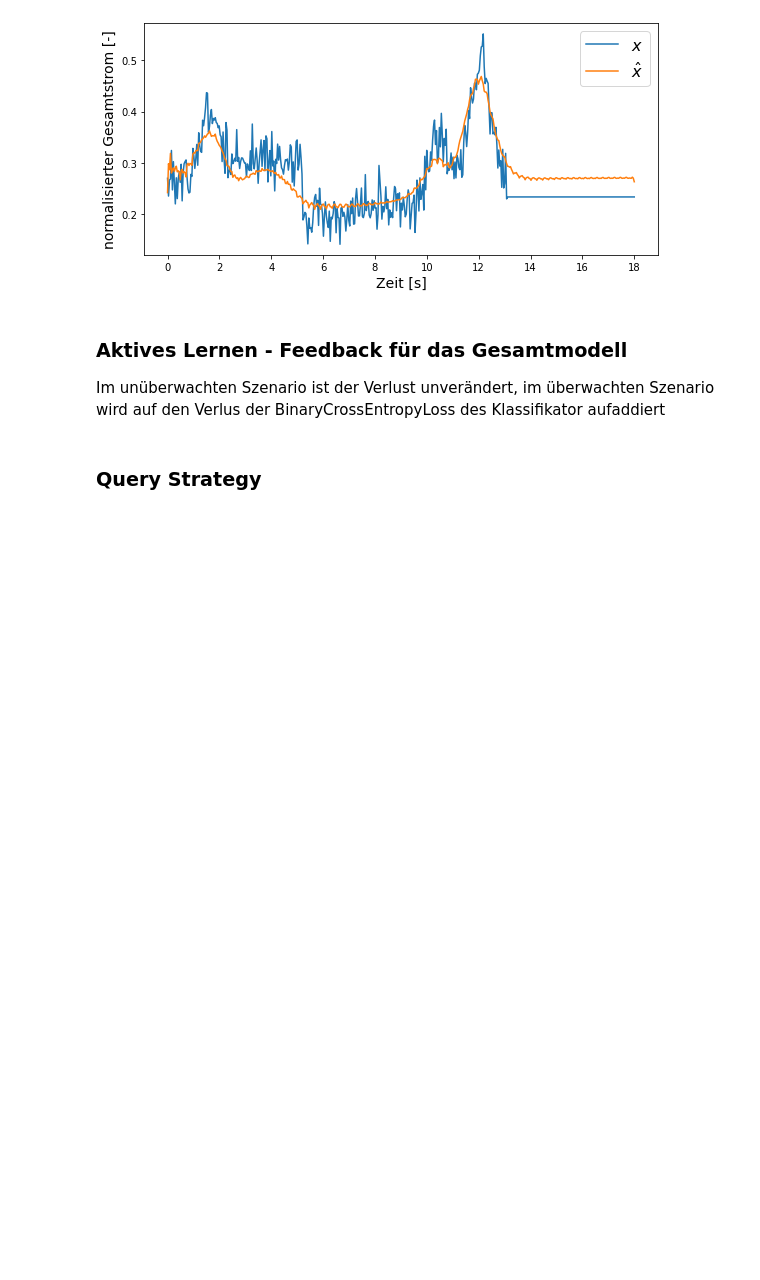
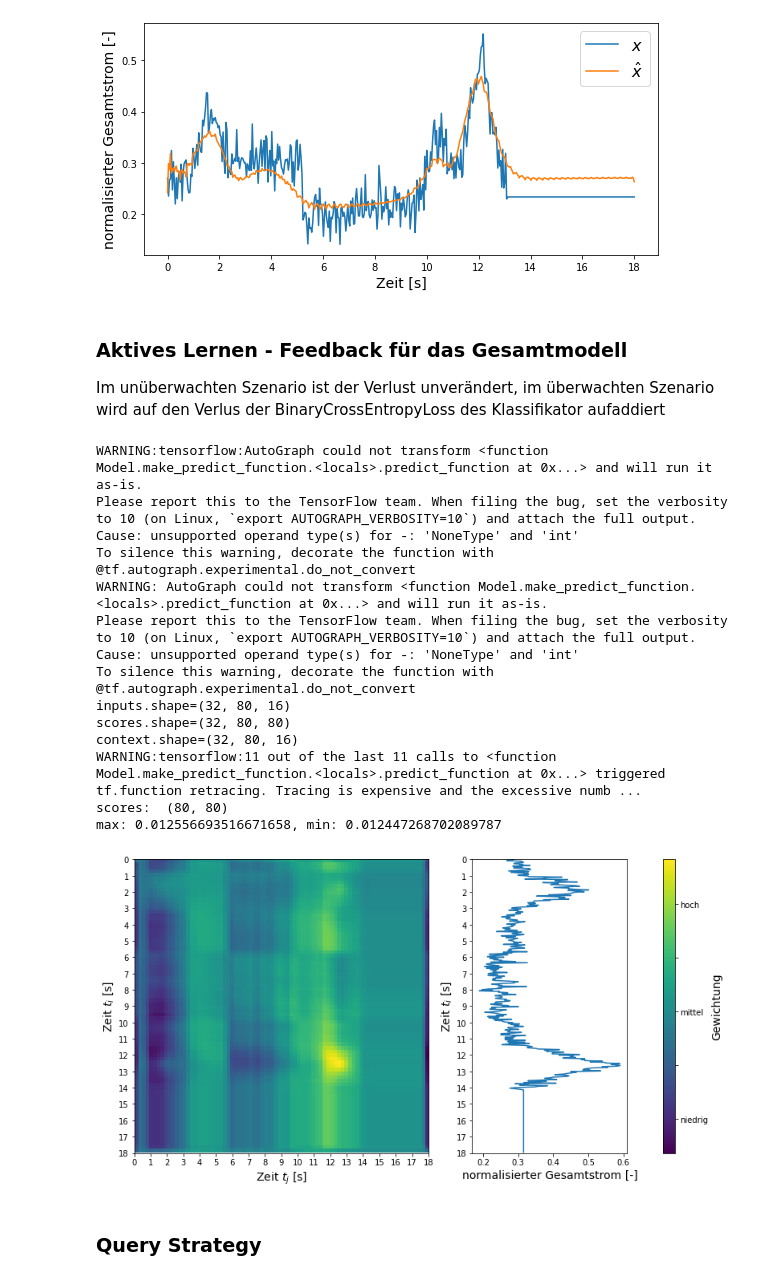
Before and after one commit to dmholtz/deep-anomaly-detection, a Jupyter notebook: DAAD-AURSAD-lib.ipynb, the cells around one changed output. Cells and saved outputs as stored; diff of their text form; code cells hidden in the pictures; blank space fills up the shorter version.

Commit message:
add new figures

```diff
--- a/DAAD-AURSAD-lib.ipynb
+++ b/DAAD-AURSAD-lib.ipynb
@@ -276,45 +276,80 @@ activeAD = ED_Feedback(vaeAD)
 # %%
 def attention_visualizer():
 
     #(orig, _), (_, _) = aursad()
 
     attention_vis = vaeAD.encoderWrapper.attention_model()
 
     scores = attention_vis.predict(x_train[:batch_size,:,:])[0,:,:]
     #scores = np.log(scores)
     print("scores: ",scores.shape)
     print(f'max: {np.max(scores)}, min: {np.min(scores)}')
 
     #plt.imshow(scores, cmap='hot', interpolation='nearest')
     #plt.show()
 
+    #print(scores.shape)
+
     n = scores.shape[0]
     n = n//10
 
-    print(np.sum(scores, axis=1))
+    #print(np.sum(scores, axis=1))
 
-    fig, (ax1, ax2) = plt.subplots(1,2,gridspec_kw={'width_ratios': [3, 1]}, figsize=(10,6))
+    fig, (ax1, ax2, ax0) = plt.subplots(1,3,gridspec_kw={'width_ratios': [8,4,0.3]}, figsize=(11,6))
     im = ax1.imshow(scores)
 
-    ax1.set_xticks(np.arange(10)*n)
-    ax1.set_yticks(np.arange(10)*n)
+    ax1.set_xticks(np.arange(19)*80/18-0.5)
+    ax1.set_xticklabels(np.arange(19))
+    ax1.set_xlabel(r'Zeit $t_j$ [s]', fontsize=14)
+    ax1.set_yticks(np.arange(19)*80/18-0.5)
+    ax1.set_yticklabels(np.arange(19))
+    ax1.set_ylabel(r'Zeit $t_i$ [s]', fontsize=14)
 
-    # Loop over data dimensions and create text annotations.
-    for i in range(10):
-        for j in range(10):
-            text = ax1.text(j*n, i*n, np.round(scores[i*n, j*n],2), ha="center", va="center", color="w")
+    ## Loop over data dimensions and create text annotations.
+    #for i in range(10):
+    #    for j in range(10):
+    #        text = ax1.text(j*n, i*n, np.round(scores[i*n, j*n],2), ha="center", va="center", color="w")
 
-    ax1.set_title("Attention heat map")
+    # ax1.set_title("Attention heat map")
 
-    clb = fig.colorbar(cm.ScalarMappable(norm=Normalize(vmin=np.min(scores), vmax=np.max(scores))))
+    clb = fig.colorbar(cm.ScalarMappable(norm=Normalize(vmin=np.min(scores), vmax=np.max(scores))), orientation='vertical', cax=ax0)
 
-    ax2.plot(x_train[0,:,0],-np.arange(0,len(x_train[0,:,0])))
+    timeseries = x_train[0,:,1]
+
+    ax2.plot(timeseries,-np.arange(0,len(timeseries)))
     ax2.set_ylim(-len(x_train[0,:,0]),0)
 
+    ax2.set_xlabel('normalisierter Gesamtstrom [-]', fontsize=14)
+
+    ax2.set_yticks(-np.arange(19)*480/18)
+    ax2.set_yticklabels(np.arange(19))
+    ax2.set_ylabel(r'Zeit $t_i$ [s]', fontsize=14)
+
+    #ax4.axis('off')
+    ax0.set_ylabel('Gewichtung', fontsize=14)
+    ax0.set_yticks(np.linspace(np.min(scores), np.max(scores), 2))
+    ax0.set_yticklabels(['niedrig', '', 'mittel', '', 'hoch'])
+
     fig.tight_layout()
-    plt.show()
+    fig.savefig('figures/attention_map.pdf', bbox_inches='tight')
 
 attention_visualizer()
+# %% [output]
+WARNING:tensorflow:AutoGraph could not transform <function Model.make_predict_function.<locals>.predict_function at 0x...> and will run it as-is.
+Please report this to the TensorFlow team. When filing the bug, set the verbosity to 10 (on Linux, `export AUTOGRAPH_VERBOSITY=10`) and attach the full output.
+Cause: unsupported operand type(s) for -: 'NoneType' and 'int'
+To silence this warning, decorate the function with @tf.autograph.experimental.do_not_convert
+WARNING: AutoGraph could not transform <function Model.make_predict_function.<locals>.predict_function at 0x...> and will run it as-is.
+Please report this to the TensorFlow team. When filing the bug, set the verbosity to 10 (on Linux, `export AUTOGRAPH_VERBOSITY=10`) and attach the full output.
+Cause: unsupported operand type(s) for -: 'NoneType' and 'int'
+To silence this warning, decorate the function with @tf.autograph.experimental.do_not_convert
+inputs.shape=(32, 80, 16)
+scores.shape=(32, 80, 80)
+context.shape=(32, 80, 16)
+WARNING:tensorflow:11 out of the last 11 calls to <function Model.make_predict_function.<locals>.predict_function at 0x...> triggered tf.function retracing. Tracing is expensive and the excessive numb ...
+scores:  (80, 80)
+max: 0.012556693516671658, min: 0.012447268702089787
+[figure, added]
 # %%
 #assert False
 # %%
```
Also changed, not shown: parts of 1 cell of this notebook, 3 other files.
